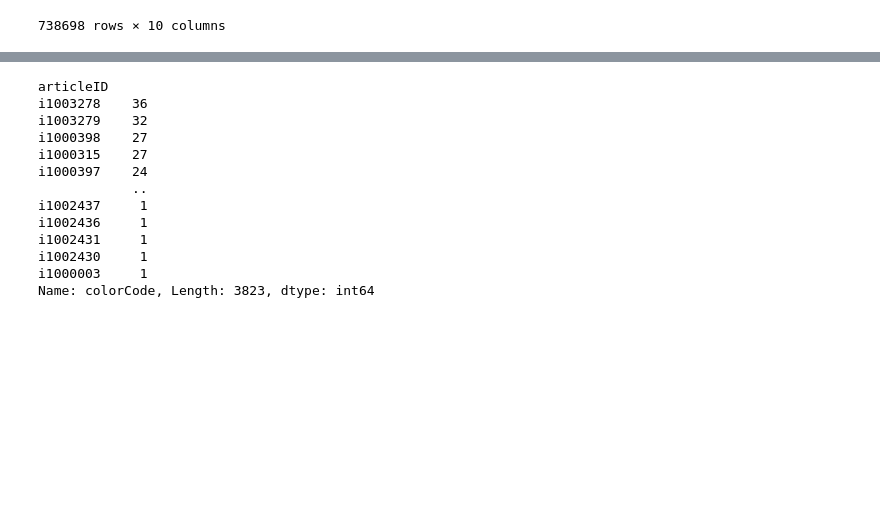
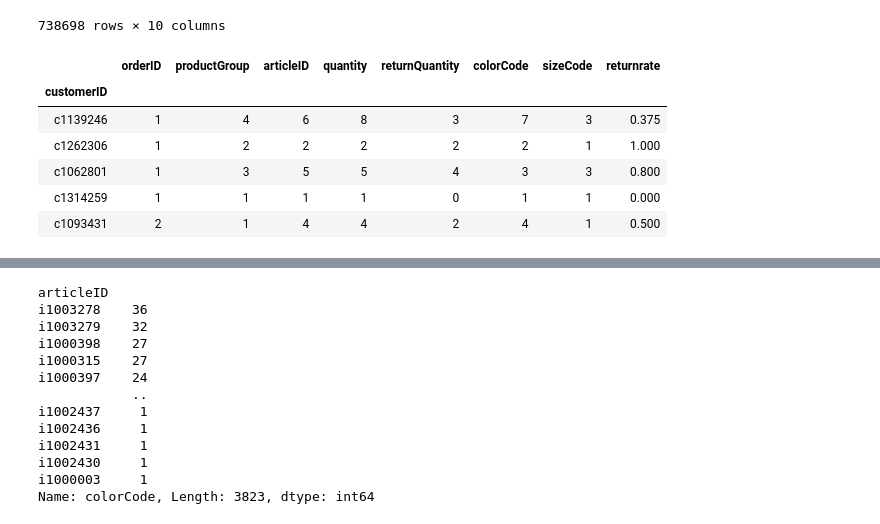
Before and after one commit to MichalWlodkowski/Data_Cup_2016, a Jupyter notebook: DataCup_returns.ipynb, the cells around one changed output, grey strips where cells are left out. Drawn from its saved outputs; the diff is of its cells as text; code cells hidden in the pictures; blank space fills up the shorter version.

```diff
--- a/DataCup_returns.ipynb
+++ b/DataCup_returns.ipynb
@@ -154,3 +139,18 @@ train.groupby('orderID').agg({'articleID':'nunique','productGroup':'nunique',\
 738698 rows × 10 columns
 # %%
 # customer data
+# %%
+cust = train.groupby('customerID').agg({'orderID':'nunique','productGroup':'nunique','articleID':'nunique',\
+                              'quantity':'sum','returnQuantity':'sum',\
+                               'colorCode':'nunique', 'sizeCode':'nunique'}).round(2)
+
+cust['returnrate'] = cust.returnQuantity/cust.quantity
+cust.sample(5)
+# %% [output]
+|  | orderID | productGroup | articleID | quantity | returnQuantity | colorCode | sizeCode | returnrate |
+| customerID |  |  |  |  |  |  |  |  |
+| c1139246 | 1 | 4 | 6 | 8 | 3 | 7 | 3 | 0.375 |
+| c1262306 | 1 | 2 | 2 | 2 | 2 | 2 | 1 | 1.000 |
+| c1062801 | 1 | 3 | 5 | 5 | 4 | 3 | 3 | 0.800 |
+| c1314259 | 1 | 1 | 1 | 1 | 0 | 1 | 1 | 0.000 |
+| c1093431 | 2 | 1 | 4 | 4 | 2 | 4 | 1 | 0.500 |
```
Also changed, not shown: parts of 6 cells of this notebook.
